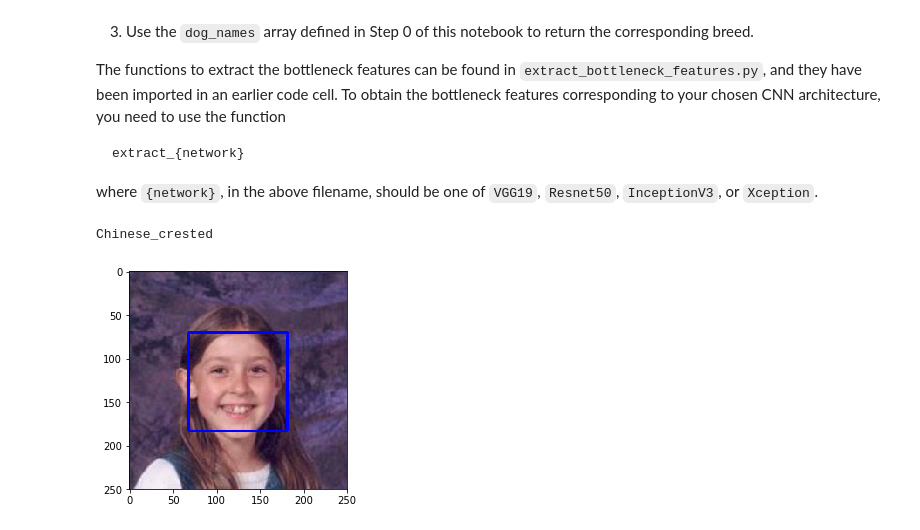
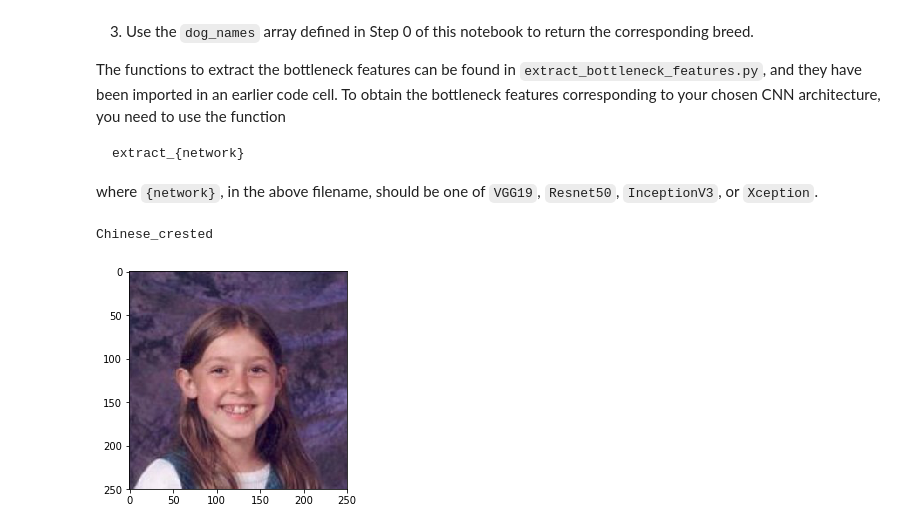
Before and after one commit to tutysara/dog-project, a Jupyter notebook: dog_app.ipynb, the cells around one changed output. Cells and saved outputs as stored; diff of their text form; code cells hidden in the pictures.

```diff
--- a/dog_app.ipynb
+++ b/dog_app.ipynb
@@ -215,6 +215,13 @@ def plot_image(img_path):
     cv_rgb = cv2.cvtColor(img, cv2.COLOR_BGR2RGB)
     plt.imshow(cv_rgb)
     plt.show()
+
+def plot_image_plain(img_path):
+    img = cv2.imread(img_path)
+    # convert BGR image to RGB for plotting
+    cv_rgb = cv2.cvtColor(img, cv2.COLOR_BGR2RGB)
+    plt.imshow(cv_rgb)
+    plt.show()
 # %%
 # change algorithm and try on misclassified faces
 face_cascade = cv2.CascadeClassifier('haarcascades/haarcascade_frontalface_default.xml')
@@ -381,7 +388,7 @@ for img_path in resnet_missed_human_images:
     print("cheking img path {path}".format(path=img_path))
     if face_detector(img_path):
         print("face detected in {path}".format(path=img_path))
-        plot_image(img_path)
+        plot_image_plain(img_path)
 # %% [output]
 cheking img path lfw/Jennifer_Renee_Short/Jennifer_Renee_Short_0001.jpg
 face detected in lfw/Jennifer_Renee_Short/Jennifer_Renee_Short_0001.jpg
@@ -808,7 +815,7 @@ Train your model in the code cell below.  Use model checkpointing to save the mo
 You are welcome to [augment the training data](https://blog.keras.io/building-powerful-image-classification-models-using-very-little-data.html), but this is not a requirement.
 # %%
 ### TODO: Train the model.
-checkpointer_vgg19 = ModelCheckpoint(filepath='saved_models/weights.best.VGG19.2.hdf5',
+checkpointer_vgg19 = ModelCheckpoint(filepath='saved_models/weights.best.VGG19.hdf5',
                                verbose=1, save_best_only=True)
 
 #VGG19_model.fit(train_VGG19, train_targets,
@@ -820,7 +827,7 @@ early_stopping_vgg19 = EarlyStopping(monitor='val_loss', patience=2, verbose=1)
 
 VGG19_model.fit(train_VGG19, train_targets,
           validation_data=(valid_VGG19, valid_targets),
-          epochs=25, batch_size=20, callbacks=[early_stopping_vgg19 ], verbose=1)
+          epochs=25, batch_size=20, callbacks=[early_stopping_vgg19, checkpointer_vgg19 ], verbose=1)
 # %% [output]
 Train on 6680 samples, validate on 835 samples
 Epoch 1/25
@@ -844,6 +851,6 @@ Epoch 00021: early stopping
 ### (IMPLEMENTATION) Load the Model with the Best Validation Loss
 # %%
 ### TODO: Load the model weights with the best validation loss.
-VGG19_model.load_weights('saved_models/weights.best.VGG19.2.hdf5')
+VGG19_model.load_weights('saved_models/weights.best.VGG19.hdf5')
 # %%
 #print(train_VGG19[:150].shape)
@@ -890,18 +895,18 @@ def VGG19_predict_breed(img_path):
 # %%
 # test code
 img_path=resnet_missed_human_images[0]
 
 def test_vgg19(img_path):
     predicted_breed=VGG19_predict_breed(img_path)
     print(predicted_breed)
-    plot_image(img_path)
+    plot_image_plain(img_path)
 test_vgg19(img_path)
 #test_vgg19(dog_files_short[0])
 #test_vgg19(dog_files_short[11])
 #test_vgg19(dog_files_short[21])
 # %% [output]
 Chinese_crested
-[figure, old version]
+[figure, new version]
 # %% [markdown]
 ---
 <a id='step6'></a>
```
Also changed, not shown: parts of 21 cells of this notebook, 1 other file.
